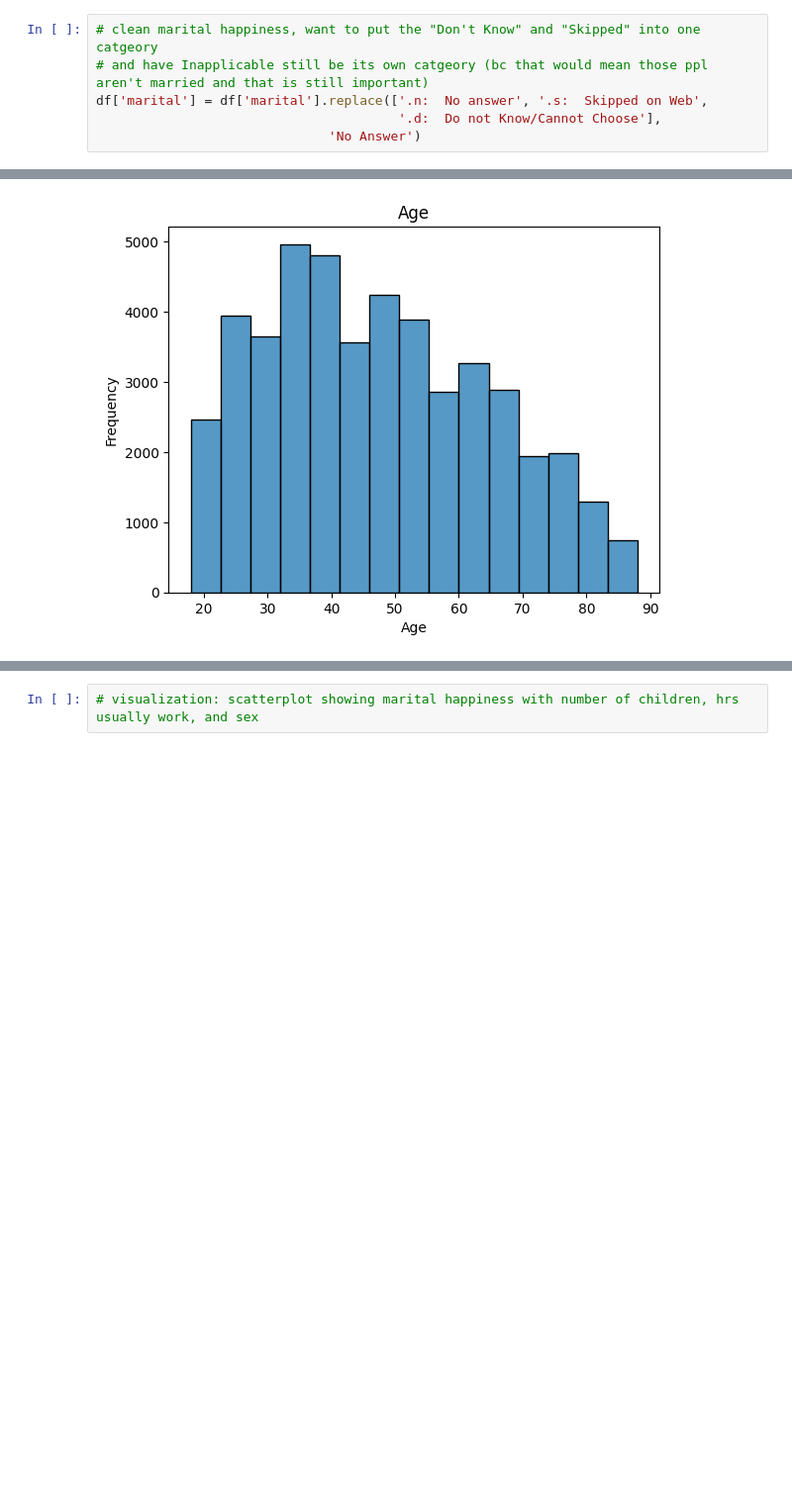
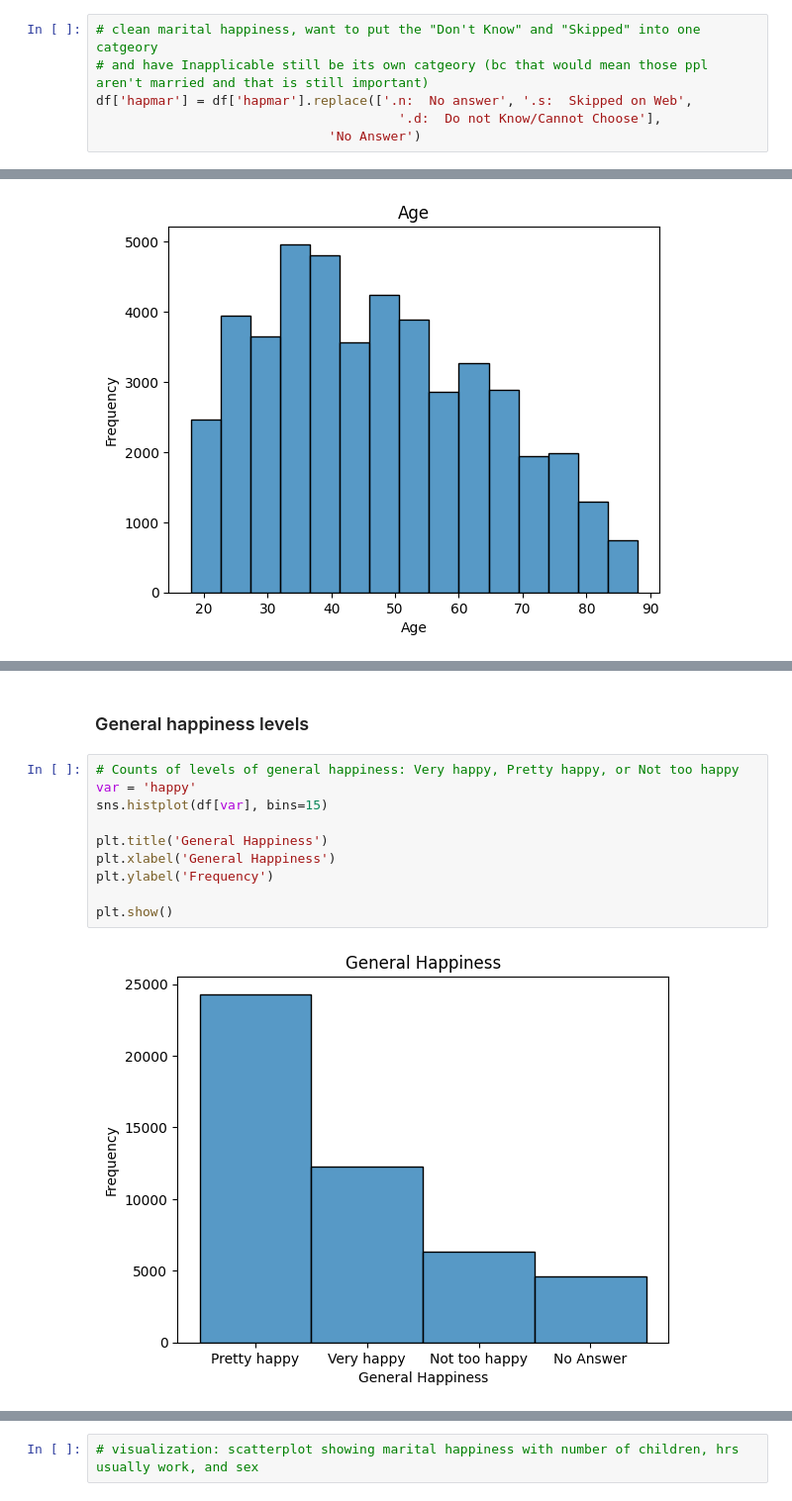
Before and after one commit to kpunsalan8/DS-3001-EDA-KP, a Jupyter notebook: lab/gss.ipynb, the cells around one changed output, grey strips where cells are left out. Shown: that part at 99% size. Cells and saved outputs as stored; diff of their text form; blank space fills up the shorter version.

```diff
--- a/lab/gss.ipynb
+++ b/lab/gss.ipynb
@@ -193,7 +182,7 @@ print(df['happy'].unique(),'\n')
 # %%
 # clean marital happiness, want to put the "Don't Know" and "Skipped" into one catgeory
 # and have Inapplicable still be its own catgeory (bc that would mean those ppl aren't married and that is still important)
-df['marital'] = df['marital'].replace(['.n:  No answer', '.s:  Skipped on Web',
+df['hapmar'] = df['hapmar'].replace(['.n:  No answer', '.s:  Skipped on Web',
                                        '.d:  Do not Know/Cannot Choose'],
                               'No Answer')
 # %%
@@ -259,0 +281,14 @@ plt.show()
+# %% [markdown]
+### General happiness levels
+# %%
+# Counts of levels of general happiness: Very happy, Pretty happy, or Not too happy
+var = 'happy'
+sns.histplot(df[var], bins=15)
+
+plt.title('General Happiness')
+plt.xlabel('General Happiness')
+plt.ylabel('Frequency')
+
+plt.show()
+# %% [output]
+[figure, added]
```
Also changed, not shown: parts of 20 cells of this notebook.
